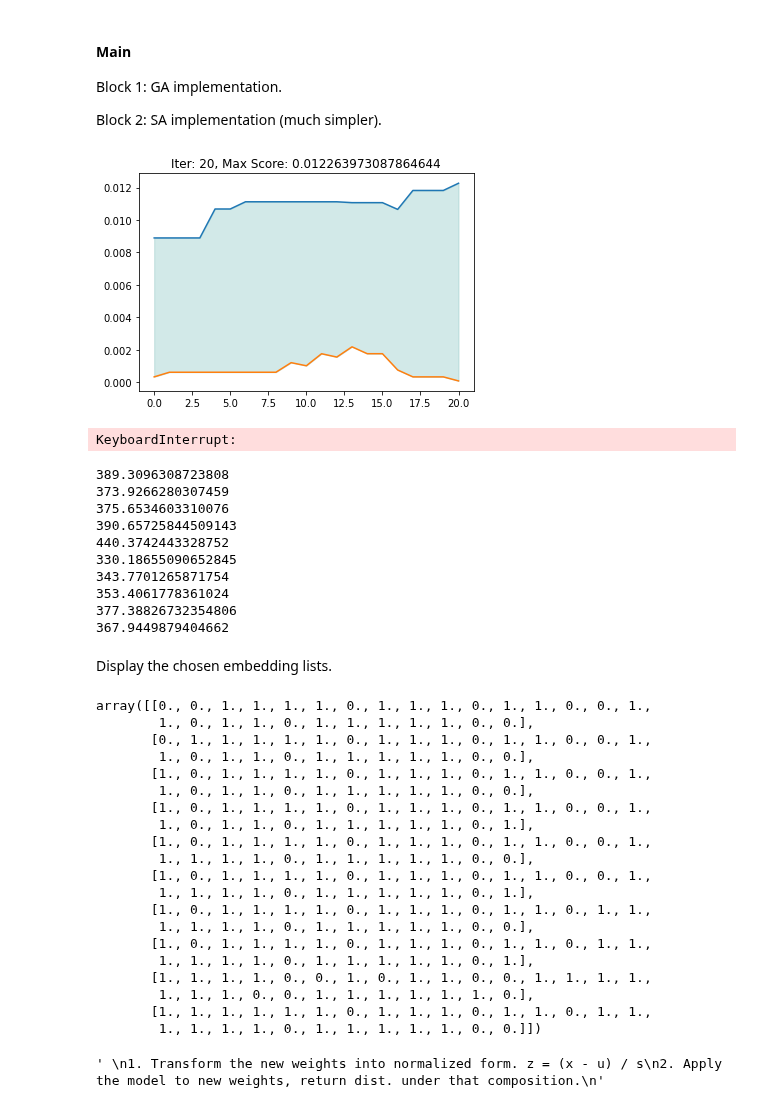
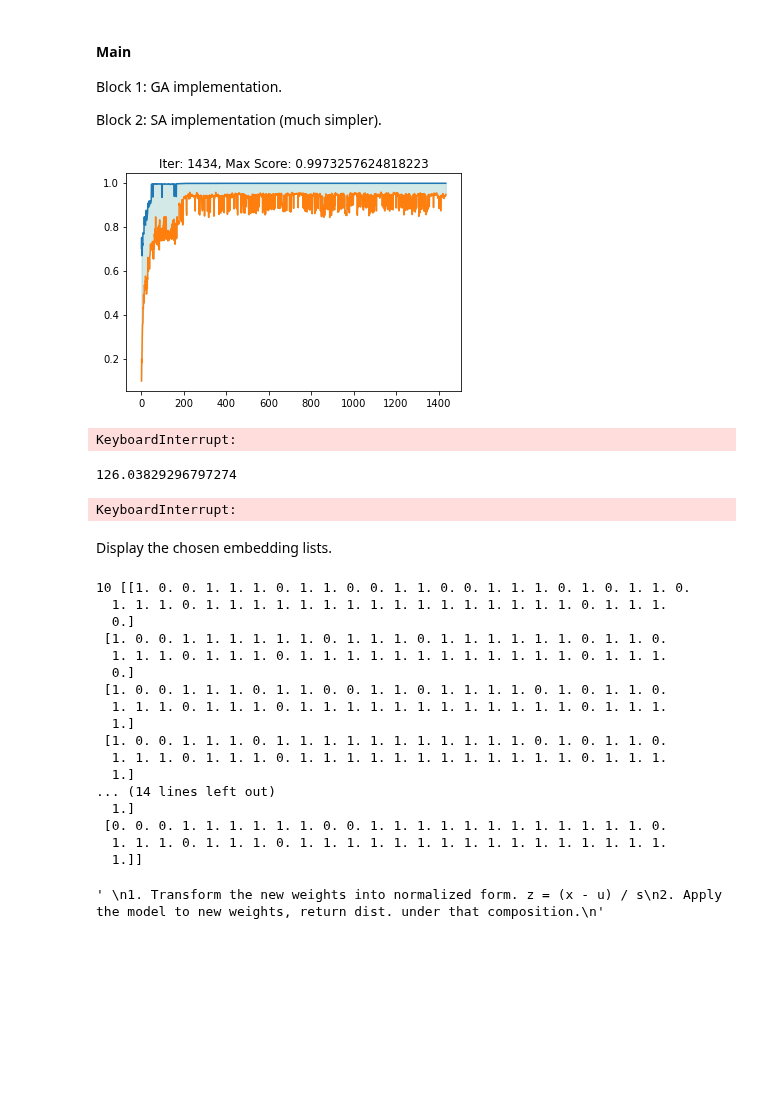
Before and after one commit to wzetto/MATools, a Jupyter notebook: CE_MC/cluster_ce_msad.ipynb, the cells around one changed output. Cells and saved outputs as stored; diff of their text form; code cells hidden in the pictures; blank space fills up the shorter version.

```diff
--- a/CE_MC/cluster_ce_msad.ipynb
+++ b/CE_MC/cluster_ce_msad.ipynb
@@ -1330,7 +1461,7 @@ class genetic:
             else:
                 weight_n = self.weight
             #* Return the score (fitness)
-            clf = RidgeCV(alphas=np.linspace(100, 1000, 10), cv=10).fit(weight_n, self.msad_list.reshape(-1,1))
+            clf = RidgeCV(alphas=[100,500,1000,1500], cv=10).fit(weight_n, self.msad_list.reshape(-1,1))
             score = clf.score(weight_n, self.msad_list.reshape(-1,1))
             fit_list.append(score)
 
@@ -1339,7 +1470,7 @@ class genetic:
         fit_list = np.power(np.array(fit_list), 1)
         #* Probability of survive
         ind_h2l = np.argsort(fit_list)[::-1]
-        #* Weight with highest score.
+        #* Weight with the highest score.
         p0 = (fit_list/np.sum(fit_list))[ind_h2l[0]]
         best_embed = embed_list[ind_h2l[0]]
         best_score = fit_list[ind_h2l[0]]
@@ -1407,7 +1538,7 @@ class genetic:
 
         return np.unique(np.array(embed_list), axis=0)
 
-trial_step = 10000
+trial_step = 2000
 mut_prob, group_size = 0.06, 30
 len_cluster = 49
 best_embed, best_score = np.zeros((10, len_cluster)), np.zeros(10)
@@ -1415,83 +1546,73 @@ best_embed, best_score = np.zeros((10, len_cluster)), np.zeros(10)
 gen = genetic(mut_prob, group_size, embed_book, weight_list, msad_list)
 
 #* Initialize the embedding list, R = 30x28.
-embed_val = np.tile(np.concatenate([np.ones(4), np.zeros(len_cluster-4)]), 30)
+embed_val = np.tile(np.concatenate([np.ones(8), np.zeros(len_cluster-8)]), 30)
 np.random.shuffle(embed_val)
 embed_val = embed_val.reshape(30, len_cluster)
 
 score_h, score_l = [], []
 count = 0
 
 for i in range(trial_step):
 
-    embed_val = gen.multi(embed_val, best_embed, count, re_time=80) #* Multiplication
+    embed_val = gen.multi(embed_val, best_embed, count, re_time=40) #* Multiplication
     embed_val = gen.mut(embed_val) #* Mutation
     embed_val, max_score, min_score, top_embed, top_score = gen.fitness(embed_val) #* Natural Selection
 
     #* Updating the embed list with best performance.
     if top_score > np.max(best_score):
         best_embed[count%10] = top_embed
         best_score[count%10] = top_score
         count += 1
 
     clear_output(True)
     score_h.append(max_score)
     score_l.append(min_score)
     if i%2 == 0:
         x_axis = np.linspace(0, len(score_h)-1, len(score_h))
         plt.plot(x_axis, score_h)
         plt.plot(x_axis, score_l)
         plt.title(f'Iter: {i}, Max Score: {np.max(score_h)}')
         plt.fill_between(x_axis, score_l, score_h, alpha=0.2, color=cm.viridis(0.5))
         plt.show()
 # %% [output]
-[figure, old version]
+[figure, new version]
 KeyboardInterrupt:
 # %%
 #* Deducing the best alpha value in Ridge Reg.
 for i in range(len(best_embed_)):
     #* Extract the weight
-    false_ind = np.where(best_embed_[i]==0)[0]
+    false_ind = np.where(best_embed_[-1]==0)[0]
     delete_ind = np.concatenate(embed_book[false_ind], axis=0)
     weight_n = np.delete(weight_list, delete_ind, axis=1)
     #* Return the score (fitness)
-    clf = RidgeCV(alphas=np.logspace(2,3,2000)).fit(weight_n, msad_list.reshape(-1,1))
+    clf = RidgeCV(alphas=np.logspace(2,3,200), cv=10).fit(weight_n, msad_list.reshape(-1,1))
     print(clf.alpha_)
 # %% [output]
-389.3096308723808
-373.9266280307459
-375.6534603310076
-390.65725844509143
-440.3742443328752
-330.18655090652845
-343.7701265871754
-353.4061778361024
-377.38826732354806
-367.9449879404662
+126.03829296797274
+KeyboardInterrupt:
 # %% [markdown]
 Display the chosen embedding lists.
 # %%
 best_embed_ = best_embed.copy()
-np.unique(best_embed_, axis=0)
+best_embed_ = np.unique(best_embed_, axis=0)
+print(len(best_embed), best_embed)
 # %% [output]
-array([[0., 0., 1., 1., 1., 1., 0., 1., 1., 1., 0., 1., 1., 0., 0., 1.,
-        1., 0., 1., 1., 0., 1., 1., 1., 1., 1., 0., 0.],
-       [0., 1., 1., 1., 1., 1., 0., 1., 1., 1., 0., 1., 1., 0., 0., 1.,
-        1., 0., 1., 1., 0., 1., 1., 1., 1., 1., 0., 0.],
-       [1., 0., 1., 1., 1., 1., 0., 1., 1., 1., 0., 1., 1., 0., 0., 1.,
-        1., 0., 1., 1., 0., 1., 1., 1., 1., 1., 0., 0.],
-       [1., 0., 1., 1., 1., 1., 0., 1., 1., 1., 0., 1., 1., 0., 0., 1.,
-        1., 0., 1., 1., 0., 1., 1., 1., 1., 1., 0., 1.],
-       [1., 0., 1., 1., 1., 1., 0., 1., 1., 1., 0., 1., 1., 0., 0., 1.,
-        1., 1., 1., 1., 0., 1., 1., 1., 1., 1., 0., 0.],
-       [1., 0., 1., 1., 1., 1., 0., 1., 1., 1., 0., 1., 1., 0., 0., 1.,
-        1., 1., 1., 1., 0., 1., 1., 1., 1., 1., 0., 1.],
-       [1., 0., 1., 1., 1., 1., 0., 1., 1., 1., 0., 1., 1., 0., 1., 1.,
-        1., 1., 1., 1., 0., 1., 1., 1., 1., 1., 0., 0.],
-       [1., 0., 1., 1., 1., 1., 0., 1., 1., 1., 0., 1., 1., 0., 1., 1.,
-        1., 1., 1., 1., 0., 1., 1., 1., 1., 1., 0., 1.],
-       [1., 1., 1., 1., 0., 0., 1., 0., 1., 1., 0., 0., 1., 1., 1., 1.,
-        1., 1., 1., 0., 0., 1., 1., 1., 1., 1., 1., 0.],
-       [1., 1., 1., 1., 1., 1., 0., 1., 1., 1., 0., 1., 1., 0., 1., 1.,
-        1., 1., 1., 1., 0., 1., 1., 1., 1., 1., 0., 0.]])
+10 [[1. 0. 0. 1. 1. 1. 0. 1. 1. 0. 0. 1. 1. 0. 0. 1. 1. 1. 0. 1. 0. 1. 1. 0.
+  1. 1. 1. 0. 1. 1. 1. 1. 1. 1. 1. 1. 1. 1. 1. 1. 1. 1. 1. 1. 0. 1. 1. 1.
+  0.]
+ [1. 0. 0. 1. 1. 1. 1. 1. 1. 0. 1. 1. 1. 0. 1. 1. 1. 1. 1. 1. 0. 1. 1. 0.
+  1. 1. 1. 0. 1. 1. 1. 0. 1. 1. 1. 1. 1. 1. 1. 1. 1. 1. 1. 1. 0. 1. 1. 1.
+  0.]
+ [1. 0. 0. 1. 1. 1. 0. 1. 1. 0. 0. 1. 1. 0. 1. 1. 1. 1. 0. 1. 0. 1. 1. 0.
+  1. 1. 1. 0. 1. 1. 1. 0. 1. 1. 1. 1. 1. 1. 1. 1. 1. 1. 1. 1. 0. 1. 1. 1.
+  1.]
+ [1. 0. 0. 1. 1. 1. 0. 1. 1. 1. 1. 1. 1. 1. 1. 1. 1. 1. 0. 1. 0. 1. 1. 0.
+  1. 1. 1. 0. 1. 1. 1. 0. 1. 1. 1. 1. 1. 1. 1. 1. 1. 1. 1. 1. 0. 1. 1. 1.
+  1.]
+... (14 lines left out)
+  1.]
+ [0. 0. 0. 1. 1. 1. 1. 1. 1. 0. 0. 1. 1. 1. 1. 1. 1. 1. 1. 1. 1. 1. 1. 0.
+  1. 1. 1. 0. 1. 1. 1. 0. 1. 1. 1. 1. 1. 1. 1. 1. 1. 1. 1. 1. 1. 1. 1. 1.
+  1.]]
 # %%
```
Also changed, not shown: parts of 9 cells of this notebook, 8 other files.
